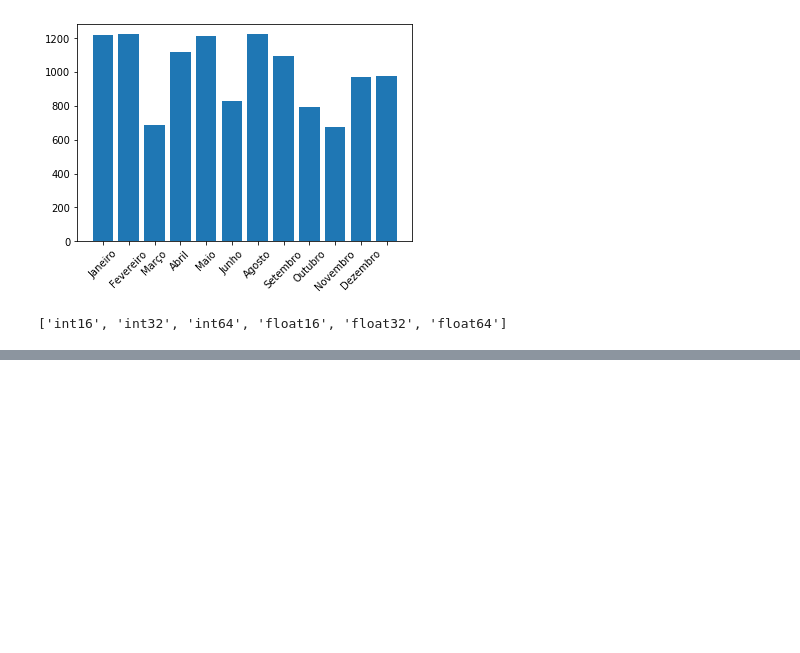
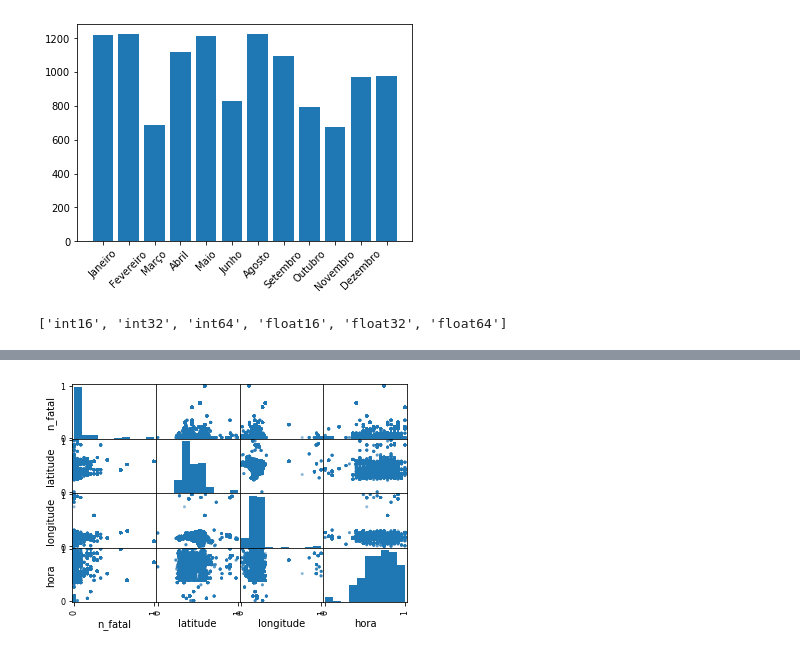
Before and after one commit to paulosjc/cap394, a Jupyter notebook: cap394.ipynb, the cells around one changed output, grey strips where cells are left out. Saved outputs shown, nothing was run; the diff lists cells and outputs as text; code cells hidden in the pictures; blank space fills up the shorter version.

```diff
--- a/cap394.ipynb
+++ b/cap394.ipynb
@@ -189,0 +598,5 @@ df_num
+# %%
+scatter_matrix(df_tidy_num.iloc[:,14:18])
+plt.show()
+# %% [output]
+[figure, added]
```
Also changed, not shown: parts of 55 cells of this notebook.
